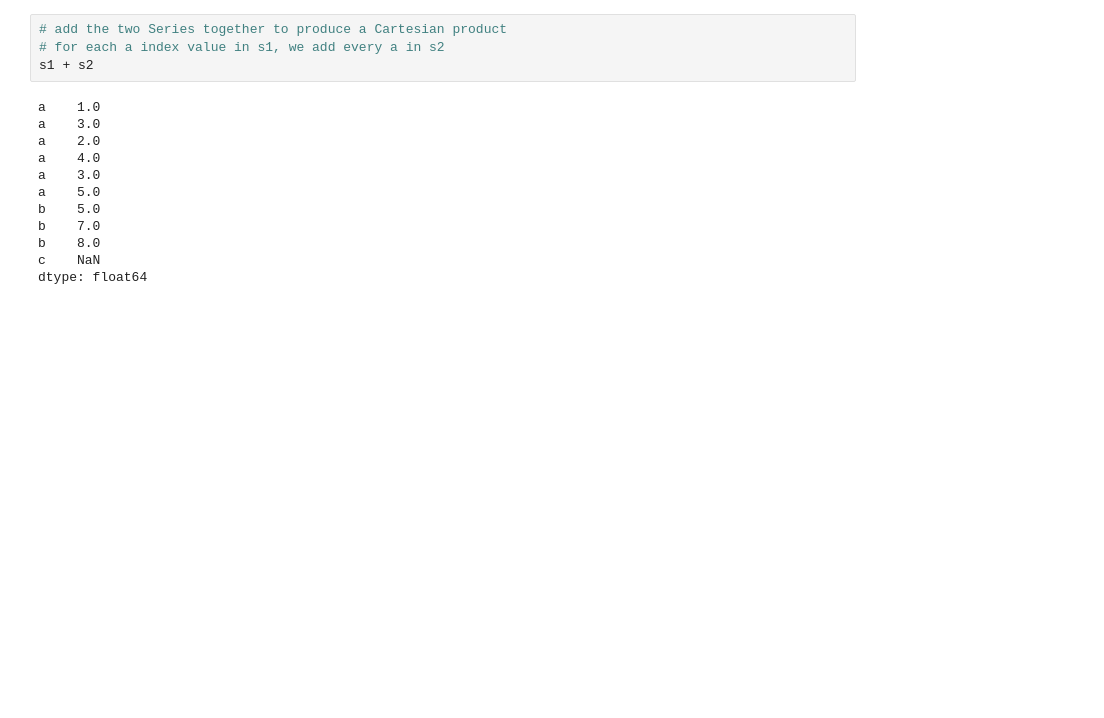
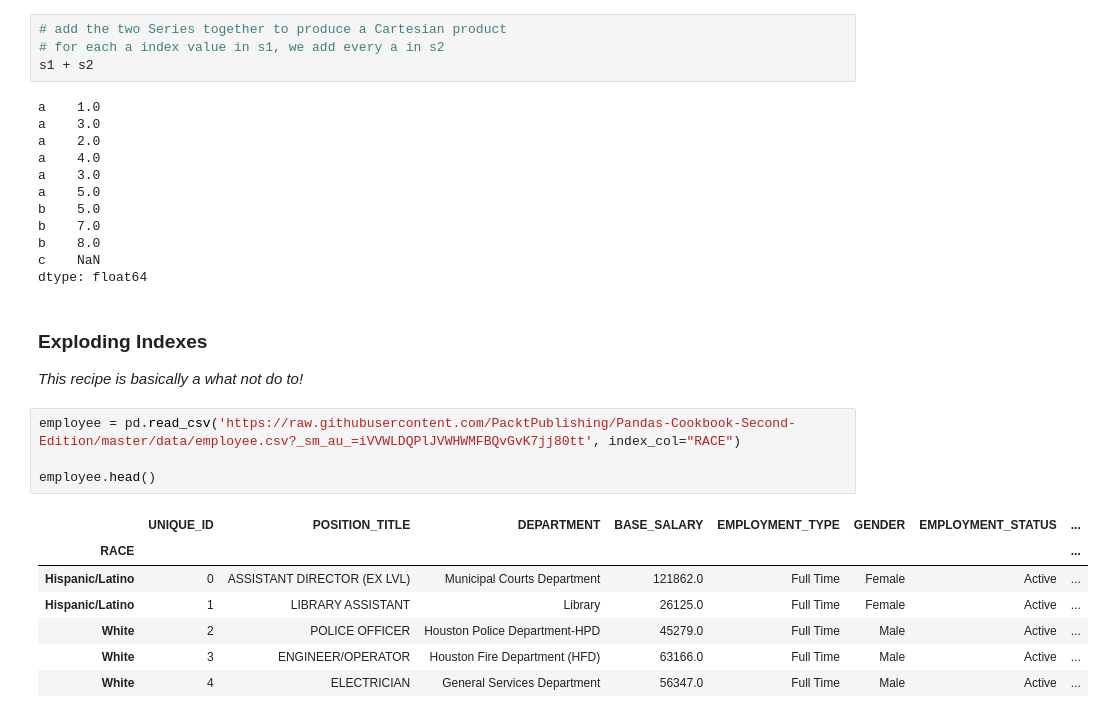
Before and after one commit to bdunn20/book_code, a Jupyter notebook: pandas_1.X_cookbook/Ch8_Index_Alignment.ipynb, the cells around one changed output. Cells and saved outputs as stored; diff of their text form; blank space fills up the shorter version.

```diff
--- a/pandas_1.X_cookbook/Ch8_Index_Alignment.ipynb
+++ b/pandas_1.X_cookbook/Ch8_Index_Alignment.ipynb
@@ -121,3 +121,19 @@ b    7.0
 b    8.0
 c    NaN
 dtype: float64
+# %% [markdown]
+### Exploding Indexes
+
+*This recipe is basically a what not do to!*
+# %%
+employee = pd.read_csv('https://raw.githubusercontent.com/PacktPublishing/Pandas-Cookbook-Second-Edition/master/data/employee.csv?_sm_au_=iVVWLDQPlJVWHWMFBQvGvK7jj80tt', index_col="RACE")
+
+employee.head()
+# %% [output]
+|  | UNIQUE_ID | POSITION_TITLE | DEPARTMENT | BASE_SALARY | EMPLOYMENT_TYPE | GENDER | EMPLOYMENT_STATUS | ... |
+| RACE |  |  |  |  |  |  |  | ... |
+| Hispanic/Latino | 0 | ASSISTANT DIRECTOR (EX LVL) | Municipal Courts Department | 121862.0 | Full Time | Female | Active | ... |
+| Hispanic/Latino | 1 | LIBRARY ASSISTANT | Library | 26125.0 | Full Time | Female | Active | ... |
+| White | 2 | POLICE OFFICER | Houston Police Department-HPD | 45279.0 | Full Time | Male | Active | ... |
+| White | 3 | ENGINEER/OPERATOR | Houston Fire Department (HFD) | 63166.0 | Full Time | Male | Active | ... |
+| White | 4 | ELECTRICIAN | General Services Department | 56347.0 | Full Time | Male | Active | ... |
```
Also changed, not shown: parts of 19 cells of this notebook.
